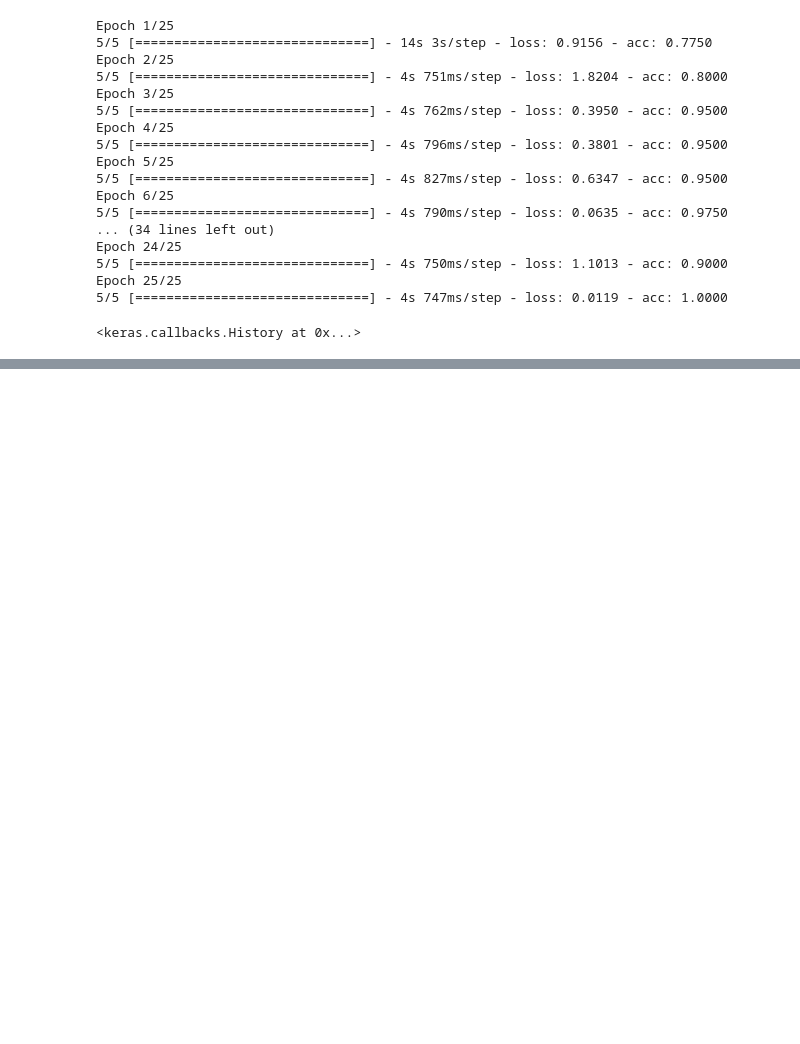
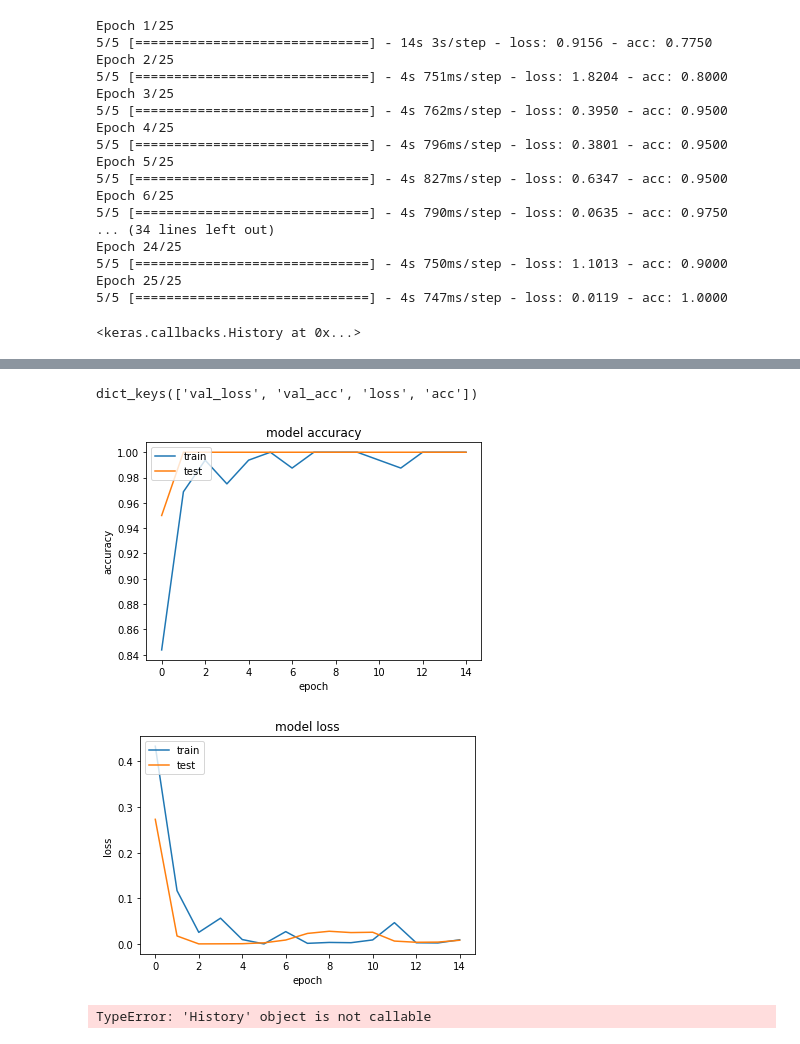
Before and after one commit to kbsriharsha/Covid19Detection, a Jupyter notebook: src/Untitled-Copy1.ipynb, the cells around one changed output, grey strips where cells are left out. Drawn from its saved outputs; the diff is of its cells as text; code cells hidden in the pictures; blank space fills up the shorter version.

Commit message:
adding model

```diff
--- a/src/Untitled-Copy1.ipynb
+++ b/src/Untitled-Copy1.ipynb
@@ -259,9 +261,9 @@ array([[[[  3,   3,   3],
          [ 14,  14,  14],
          [ 14,  14,  14]]]], dtype=uint8)
 # %%
-model.fit_generator(data_generator.flow(trainX,trainY,24),
+history = model.fit_generator(data_generator.flow(trainX,trainY,24),
                         steps_per_epoch=len(trainX) / 24,
-                        epochs = 50,
+                        epochs = 15,
                         validation_data=(testX, testY),
                         validation_steps=len(testX) / 24,
                         verbose=1)
@@ -299,0 +341,29 @@ Epoch 25/25
+# %%
+history.history.keys()
+# %% [output]
+dict_keys(['val_loss', 'val_acc', 'loss', 'acc'])
+# %%
+# summarize history for accuracy
+plt.plot(history.history['acc'])
+plt.plot(history.history['val_acc'])
+plt.title('model accuracy')
+plt.ylabel('accuracy')
+plt.xlabel('epoch')
+plt.legend(['train', 'test'], loc='upper left')
+plt.show()
+
+# summarize history for loss
+plt.plot(history.history['loss'])
+plt.plot(history.history['val_loss'])
+plt.title('model loss')
+plt.ylabel('loss')
+plt.xlabel('epoch')
+plt.legend(['train', 'test'], loc='upper left')
+plt.show()
+# %% [output]
+[figure, added]
+[figure, added]
+# %%
+model.history()
+# %% [output]
+TypeError: 'History' object is not callable
```
Also changed, not shown: parts of 7 cells of this notebook, 1 other file.
